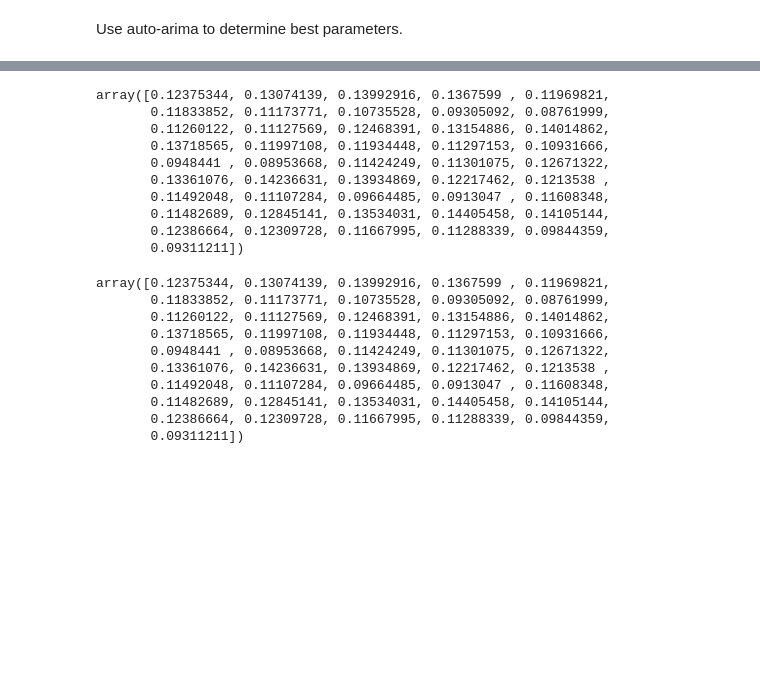
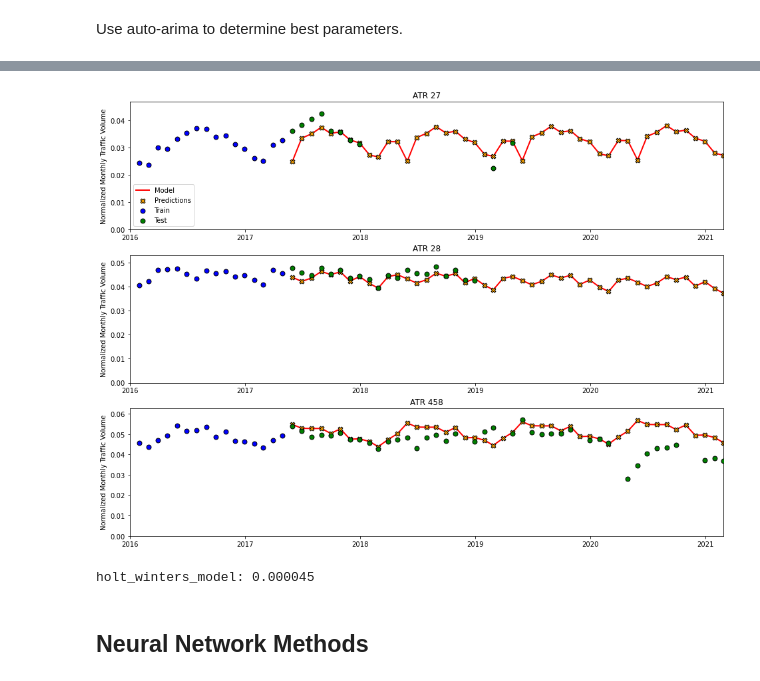
Before and after one commit to nmwodarz/traffic-project, a Jupyter notebook: Capstone 3 - Modeling.ipynb, the cells around one changed output, grey strips where cells are left out. Saved outputs shown, nothing was run; the diff lists cells and outputs as text; code cells hidden in the pictures; blank space fills up the shorter version.

```diff
--- a/Capstone 3 - Modeling.ipynb
+++ b/Capstone 3 - Modeling.ipynb
@@ -1424,26 +1396,10 @@ ARIMA(order=(2, 1, 3), scoring_args={}, seasonal_order=(1, 0, 0, 12),
+# %%
+holt_winters.plot(plot_cols, x_range='custom', date_range=plot_range)
+# %% [output]
+[figure, added]
 # %%
-pmd.predict(len(test_df['26']))
+add_score(holt_winters)
 # %% [output]
-array([0.12375344, 0.13074139, 0.13992916, 0.1367599 , 0.11969821,
-       0.11833852, 0.11173771, 0.10735528, 0.09305092, 0.08761999,
-       0.11260122, 0.11127569, 0.12468391, 0.13154886, 0.14014862,
-       0.13718565, 0.11997108, 0.11934448, 0.11297153, 0.10931666,
-       0.0948441 , 0.08953668, 0.11424249, 0.11301075, 0.12671322,
-       0.13361076, 0.14236631, 0.13934869, 0.12217462, 0.1213538 ,
-       0.11492048, 0.11107284, 0.09664485, 0.0913047 , 0.11608348,
-       0.11482689, 0.12845141, 0.13534031, 0.14405458, 0.14105144,
-       0.12386664, 0.12309728, 0.11667995, 0.11288339, 0.09844359,
-       0.09311211])
+holt_winters_model: 0.000045
-# %%
-pmd.predict(len(test_df['26']))
-# %% [output]
-array([0.12375344, 0.13074139, 0.13992916, 0.1367599 , 0.11969821,
-       0.11833852, 0.11173771, 0.10735528, 0.09305092, 0.08761999,
-       0.11260122, 0.11127569, 0.12468391, 0.13154886, 0.14014862,
-       0.13718565, 0.11997108, 0.11934448, 0.11297153, 0.10931666,
-       0.0948441 , 0.08953668, 0.11424249, 0.11301075, 0.12671322,
-       0.13361076, 0.14236631, 0.13934869, 0.12217462, 0.1213538 ,
-       0.11492048, 0.11107284, 0.09664485, 0.0913047 , 0.11608348,
-       0.11482689, 0.12845141, 0.13534031, 0.14405458, 0.14105144,
-       0.12386664, 0.12309728, 0.11667995, 0.11288339, 0.09844359,
-       0.09311211])
+# %% [markdown]
+## Neural Network Methods
```
Also changed, not shown: parts of 69 cells of this notebook.
